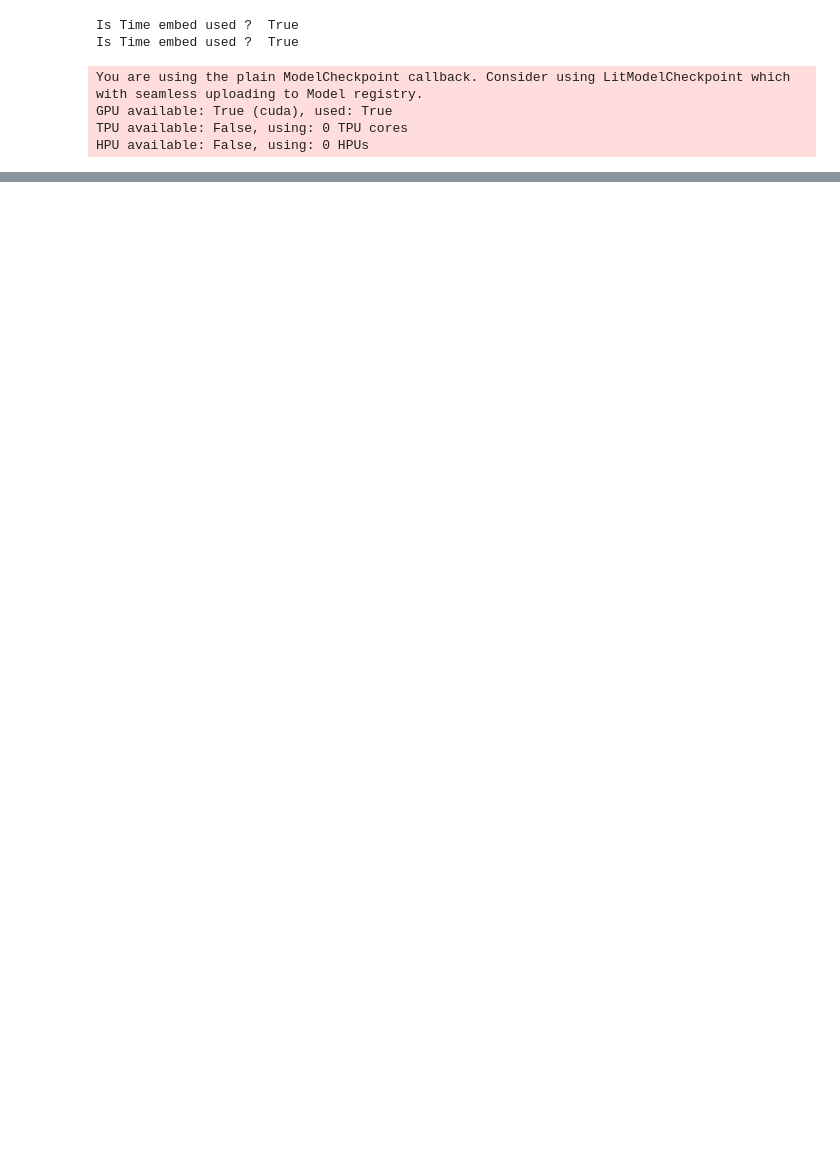
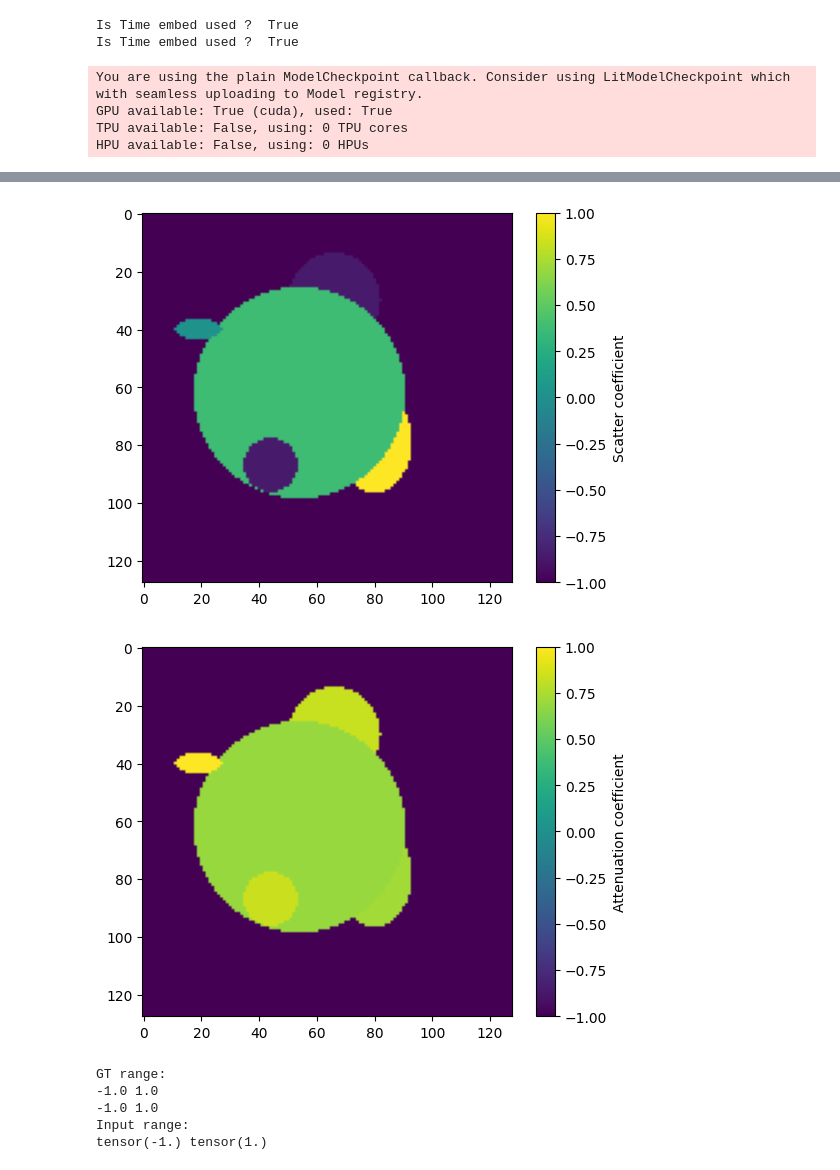
Before and after one commit to samuelnub/lircst-diffusion, a Jupyter notebook: src/diffusion_conditional.ipynb, the cells around one changed output, grey strips where cells are left out. Drawn from its saved outputs; the diff is of its cells as text; code cells hidden in the pictures; blank space fills up the shorter version.

Commit message:
Fixed issue with -1 to 1 scaling / normalisation of phantom GT, as we were normalising for both scat and atten channels

```diff
--- a/src/diffusion_conditional.ipynb
+++ b/src/diffusion_conditional.ipynb
@@ -68,0 +66,27 @@ LOCAL_RANK: 0 - CUDA_VISIBLE_DEVICES: [0]
+# %%
+# Use the model
+
+import torch
+import matplotlib
+import matplotlib.pyplot as plt
+import numpy as np
+from encoded_conditional_diffusion import ECDiffusion
+from lircst_ana_dataset import LircstAnaDataset
+from Diffusion.DenoisingDiffusionProcess.samplers import DDIM_Sampler
+from Diffusion.DenoisingDiffusionProcess.samplers import DDPM_Sampler
+
+
+dataset = LircstAnaDataset('/home/samnub/dev/lircst-ana/data/')
+
+
+trained_model = ECDiffusion.load_from_checkpoint("/home/samnub/dev/lircst-diffusion/src/lightning_logs/version_16/checkpoints/epoch=172-step=200000.ckpt",
+                                                 train_dataset = dataset,
+                                                 lr=1e-4,
+                                                 batch_size=16,)
+
+trained_model.cuda()
+trained_model.eval()
+
+phan, sino, _ = dataset[6999]
+sino = torch.from_numpy(sino)
+batch_input = torch.stack(4*[sino]).cuda()
@@ -68,0 +101,22 @@ LOCAL_RANK: 0 - CUDA_VISIBLE_DEVICES: [0]
+# %%
+plt.imshow(phan[0])
+plt.colorbar(label="Scatter coefficient")
+plt.show()
+plt.imshow(phan[1])
+plt.colorbar(label="Attenuation coefficient")
+plt.show()
+
+print("GT range:")
+print(phan[0].min(), phan[0].max())
+print(phan[1].min(), phan[1].max())
+# Also print the range of the input
+print("Input range:")
+print(sino.min(), sino.max())
+# %% [output]
+[figure, added]
+[figure, added]
+GT range:
+-1.0 1.0
+-1.0 1.0
+Input range:
+tensor(-1.) tensor(1.)
```
Also changed, not shown: parts of 4 cells of this notebook, 25 other files.
